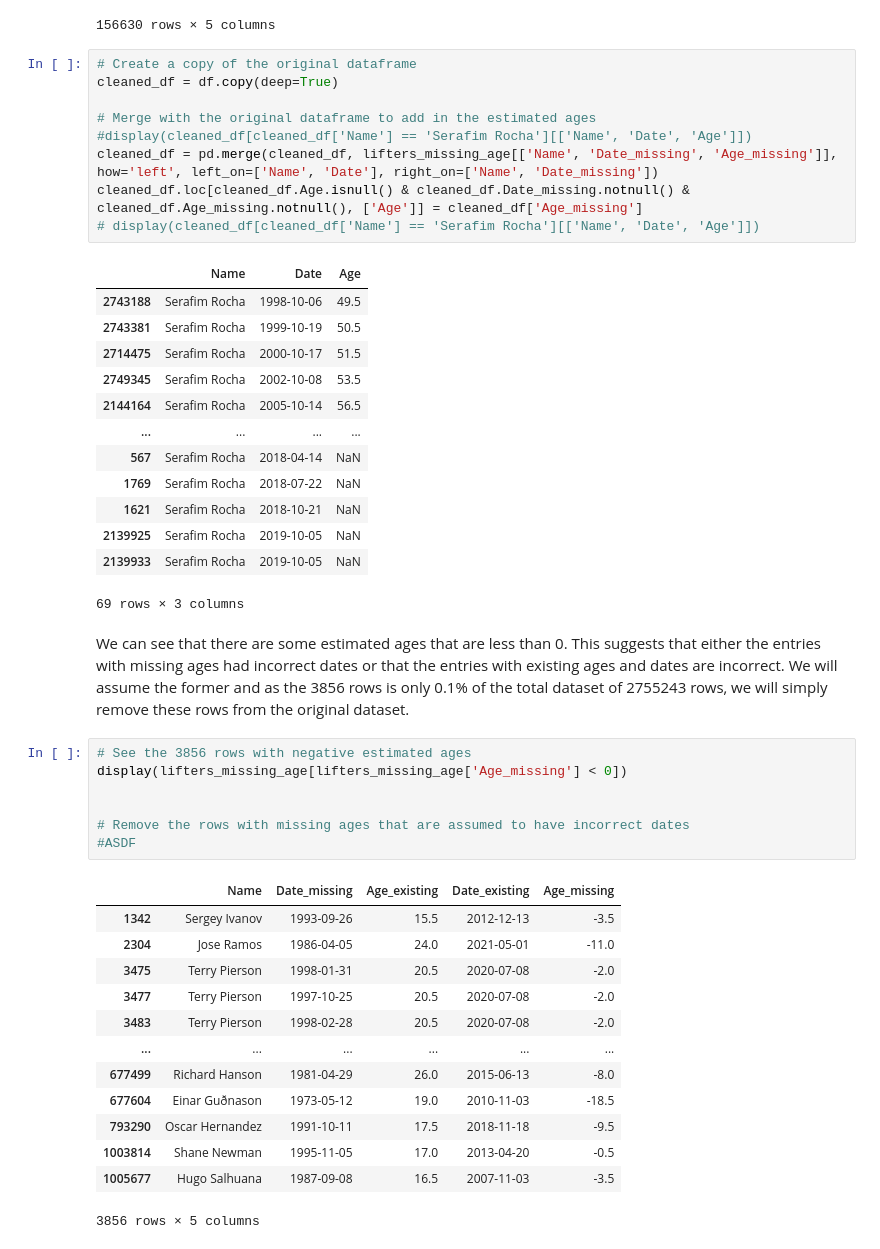
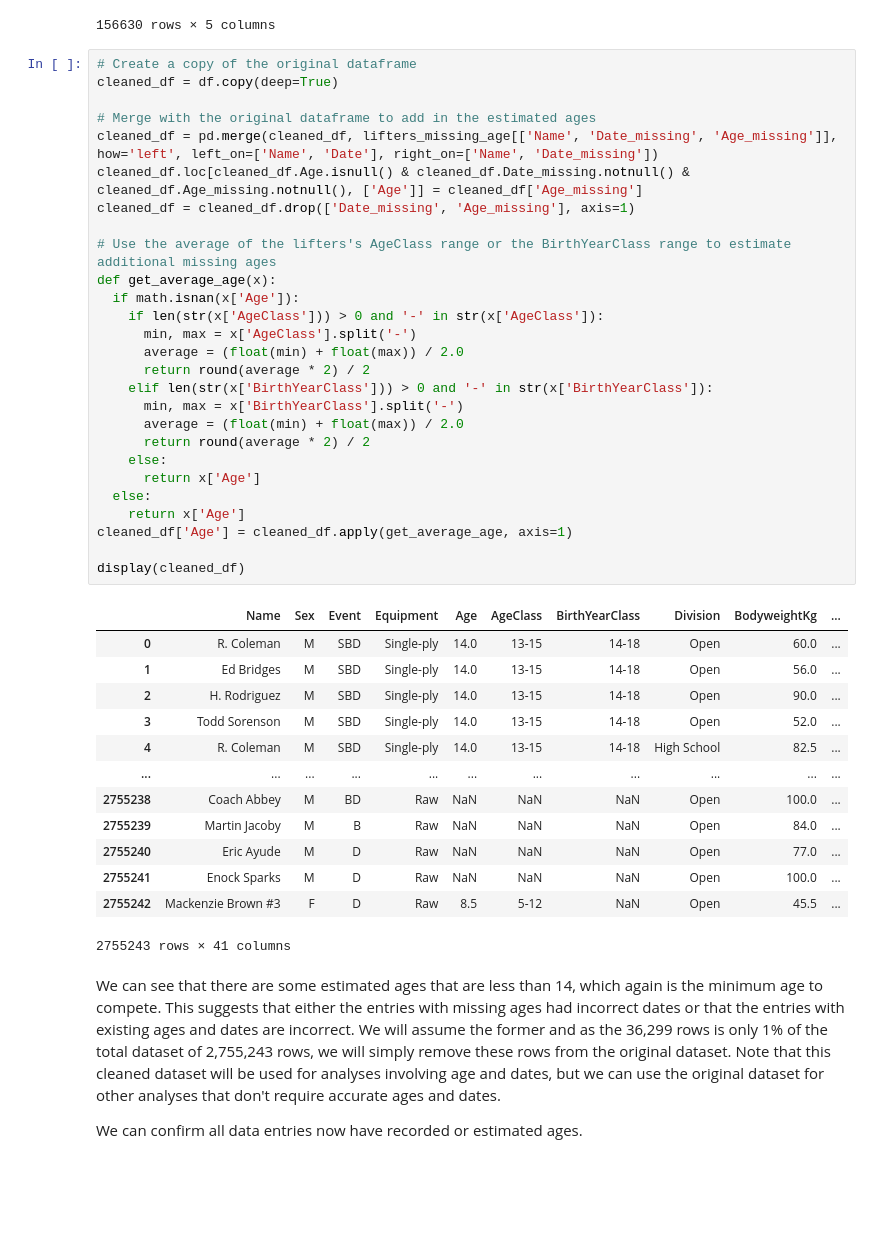
Before and after one commit to kim-jason/PowerliftingDataset, a Jupyter notebook: Powerlifting_Data_Science_Project.ipynb, the cells around one changed output. Drawn from its saved outputs; the diff is of its cells as text; blank space fills up the shorter version.

Commit message:
Finished age data filtering and imputation

```diff
--- a/Powerlifting_Data_Science_Project.ipynb
+++ b/Powerlifting_Data_Science_Project.ipynb
@@ -224,46 +225,45 @@ display(lifters_missing_age)
 # %%
 # Create a copy of the original dataframe
 cleaned_df = df.copy(deep=True)
 
 # Merge with the original dataframe to add in the estimated ages
-#display(cleaned_df[cleaned_df['Name'] == 'Serafim Rocha'][['Name', 'Date', 'Age']])
 cleaned_df = pd.merge(cleaned_df, lifters_missing_age[['Name', 'Date_missing', 'Age_missing']], how='left', left_on=['Name', 'Date'], right_on=['Name', 'Date_missing'])
 cleaned_df.loc[cleaned_df.Age.isnull() & cleaned_df.Date_missing.notnull() & cleaned_df.Age_missing.notnull(), ['Age']] = cleaned_df['Age_missing']
-# display(cleaned_df[cleaned_df['Name'] == 'Serafim Rocha'][['Name', 'Date', 'Age']])
+cleaned_df = cleaned_df.drop(['Date_missing', 'Age_missing'], axis=1)
+
+# Use the average of the lifters's AgeClass range or the BirthYearClass range to estimate additional missing ages
+def get_average_age(x):
+  if math.isnan(x['Age']):
+    if len(str(x['AgeClass'])) > 0 and '-' in str(x['AgeClass']):
+      min, max = x['AgeClass'].split('-')
+      average = (float(min) + float(max)) / 2.0
+      return round(average * 2) / 2
+    elif len(str(x['BirthYearClass'])) > 0 and '-' in str(x['BirthYearClass']):
+      min, max = x['BirthYearClass'].split('-')
+      average = (float(min) + float(max)) / 2.0
+      return round(average * 2) / 2
+    else:
+      return x['Age']
+  else:
+    return x['Age']
+cleaned_df['Age'] = cleaned_df.apply(get_average_age, axis=1)
+
+display(cleaned_df)
 # %% [output]
-|  | Name | Date | Age |
-| 2743188 | Serafim Rocha | 1998-10-06 | 49.5 |
-| 2743381 | Serafim Rocha | 1999-10-19 | 50.5 |
-| 2714475 | Serafim Rocha | 2000-10-17 | 51.5 |
-| 2749345 | Serafim Rocha | 2002-10-08 | 53.5 |
-| 2144164 | Serafim Rocha | 2005-10-14 | 56.5 |
-| ... | ... | ... | ... |
-| 567 | Serafim Rocha | 2018-04-14 | NaN |
-| 1769 | Serafim Rocha | 2018-07-22 | NaN |
-| 1621 | Serafim Rocha | 2018-10-21 | NaN |
-| 2139925 | Serafim Rocha | 2019-10-05 | NaN |
-| 2139933 | Serafim Rocha | 2019-10-05 | NaN |
+|  | Name | Sex | Event | Equipment | Age | AgeClass | BirthYearClass | Division | BodyweightKg | ... |
+| 0 | R. Coleman | M | SBD | Single-ply | 14.0 | 13-15 | 14-18 | Open | 60.0 | ... |
+| 1 | Ed Bridges | M | SBD | Single-ply | 14.0 | 13-15 | 14-18 | Open | 56.0 | ... |
+| 2 | H. Rodriguez | M | SBD | Single-ply | 14.0 | 13-15 | 14-18 | Open | 90.0 | ... |
+| 3 | Todd Sorenson | M | SBD | Single-ply | 14.0 | 13-15 | 14-18 | Open | 52.0 | ... |
+| 4 | R. Coleman | M | SBD | Single-ply | 14.0 | 13-15 | 14-18 | High School | 82.5 | ... |
+| ... | ... | ... | ... | ... | ... | ... | ... | ... | ... | ... |
+| 2755238 | Coach Abbey | M | BD | Raw | NaN | NaN | NaN | Open | 100.0 | ... |
+| 2755239 | Martin Jacoby | M | B | Raw | NaN | NaN | NaN | Open | 84.0 | ... |
+| 2755240 | Eric Ayude | M | D | Raw | NaN | NaN | NaN | Open | 77.0 | ... |
+| 2755241 | Enock Sparks | M | D | Raw | NaN | NaN | NaN | Open | 100.0 | ... |
+| 2755242 | Mackenzie Brown #3 | F | D | Raw | 8.5 | 5-12 | NaN | Open | 45.5 | ... |
-69 rows × 3 columns
+2755243 rows × 41 columns
 # %% [markdown]
-We can see that there are some estimated ages that are less than 0. This suggests that either the entries with missing ages had incorrect dates or that the entries with existing ages and dates are incorrect. We will assume the former and as the 3856 rows is only 0.1% of the total dataset of 2755243 rows, we will simply remove these rows from the original dataset.
+We can see that there are some estimated ages that are less than 14, which again is the minimum age to compete. This suggests that either the entries with missing ages had incorrect dates or that the entries with existing ages and dates are incorrect. We will assume the former and as the 36,299 rows is only 1% of the total dataset of 2,755,243 rows, we will simply remove these rows from the original dataset. Note that this cleaned dataset will be used for analyses involving age and dates, but we can use the original dataset for other analyses that don't require accurate ages and dates.
+
+We can confirm all data entries now have recorded or estimated ages.
-# %%
-# See the 3856 rows with negative estimated ages
-display(lifters_missing_age[lifters_missing_age['Age_missing'] < 0])
-
-
-# Remove the rows with missing ages that are assumed to have incorrect dates
-#ASDF
-# %% [output]
-|  | Name | Date_missing | Age_existing | Date_existing | Age_missing |
-| 1342 | Sergey Ivanov | 1993-09-26 | 15.5 | 2012-12-13 | -3.5 |
-| 2304 | Jose Ramos | 1986-04-05 | 24.0 | 2021-05-01 | -11.0 |
-| 3475 | Terry Pierson | 1998-01-31 | 20.5 | 2020-07-08 | -2.0 |
-| 3477 | Terry Pierson | 1997-10-25 | 20.5 | 2020-07-08 | -2.0 |
-| 3483 | Terry Pierson | 1998-02-28 | 20.5 | 2020-07-08 | -2.0 |
-| ... | ... | ... | ... | ... | ... |
-| 677499 | Richard Hanson | 1981-04-29 | 26.0 | 2015-06-13 | -8.0 |
-| 677604 | Einar Guðnason | 1973-05-12 | 19.0 | 2010-11-03 | -18.5 |
-| 793290 | Oscar Hernandez | 1991-10-11 | 17.5 | 2018-11-18 | -9.5 |
-| 1003814 | Shane Newman | 1995-11-05 | 17.0 | 2013-04-20 | -0.5 |
-| 1005677 | Hugo Salhuana | 1987-09-08 | 16.5 | 2007-11-03 | -3.5 |
-3856 rows × 5 columns
```
Also changed, not shown: parts of 7 cells of this notebook.
